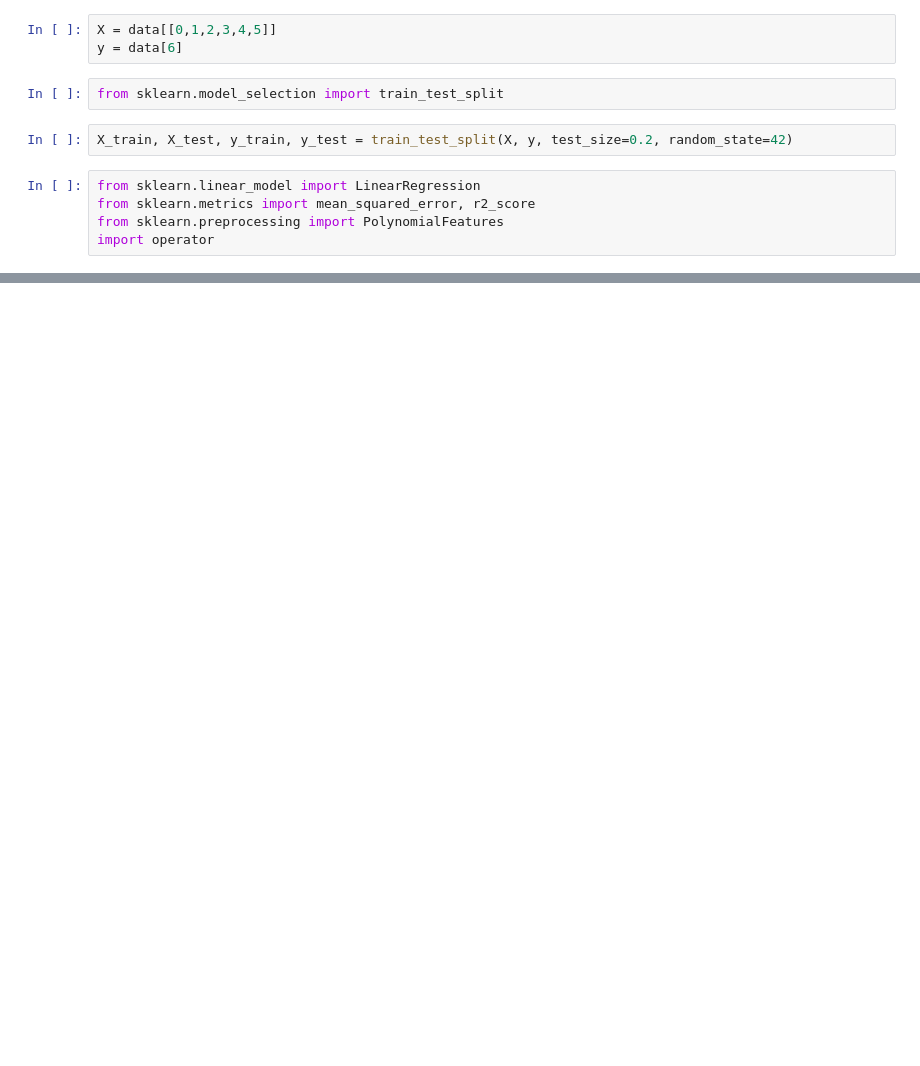
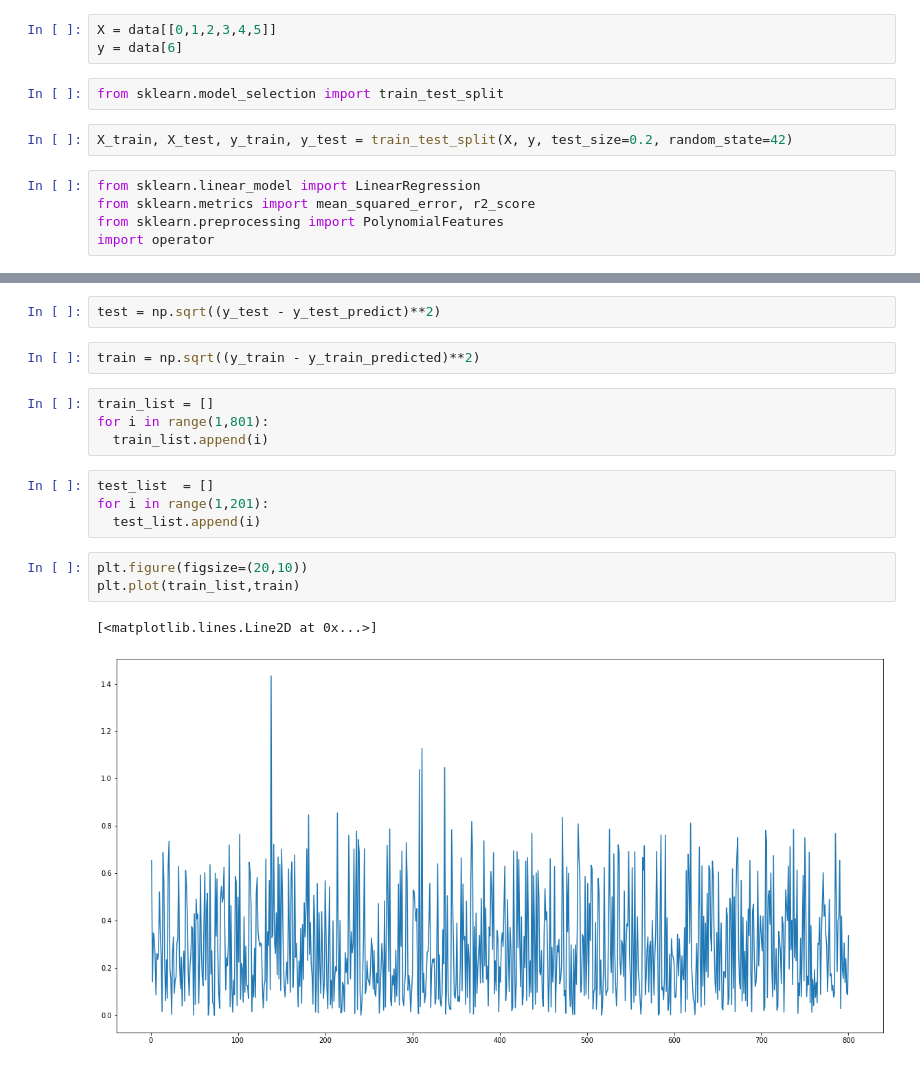
Before and after one commit to dharma610/Neural-network-model-for-compartmenral-model-SIR-and-SEIR-, a Jupyter notebook: project_part_2.ipynb, the cells around one changed output, grey strips where cells are left out. Cells and saved outputs as stored; diff of their text form; blank space fills up the shorter version.

```diff
--- a/project_part_2.ipynb
+++ b/project_part_2.ipynb
@@ -257,0 +266,18 @@ plt.scatter(y_test,y_test_predict)
+# %%
+test = np.sqrt((y_test - y_test_predict)**2)
+# %%
+train = np.sqrt((y_train - y_train_predicted)**2)
+# %%
+train_list = []
+for i in range(1,801):
+  train_list.append(i)
+# %%
+test_list  = []
+for i in range(1,201):
+  test_list.append(i)
+# %%
+plt.figure(figsize=(20,10))
+plt.plot(train_list,train)
+# %% [output]
+[<matplotlib.lines.Line2D at 0x...>]
+[figure, added]
```
Also changed, not shown: parts of 11 cells of this notebook.
